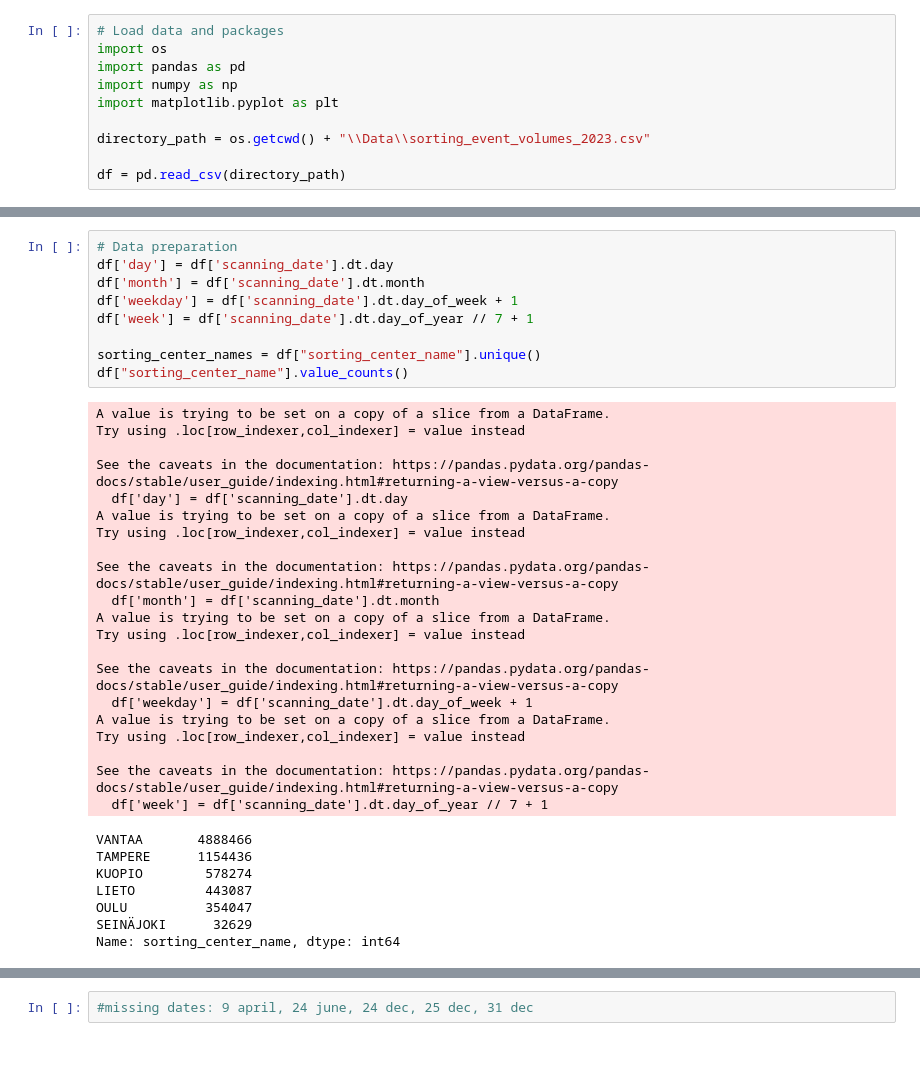
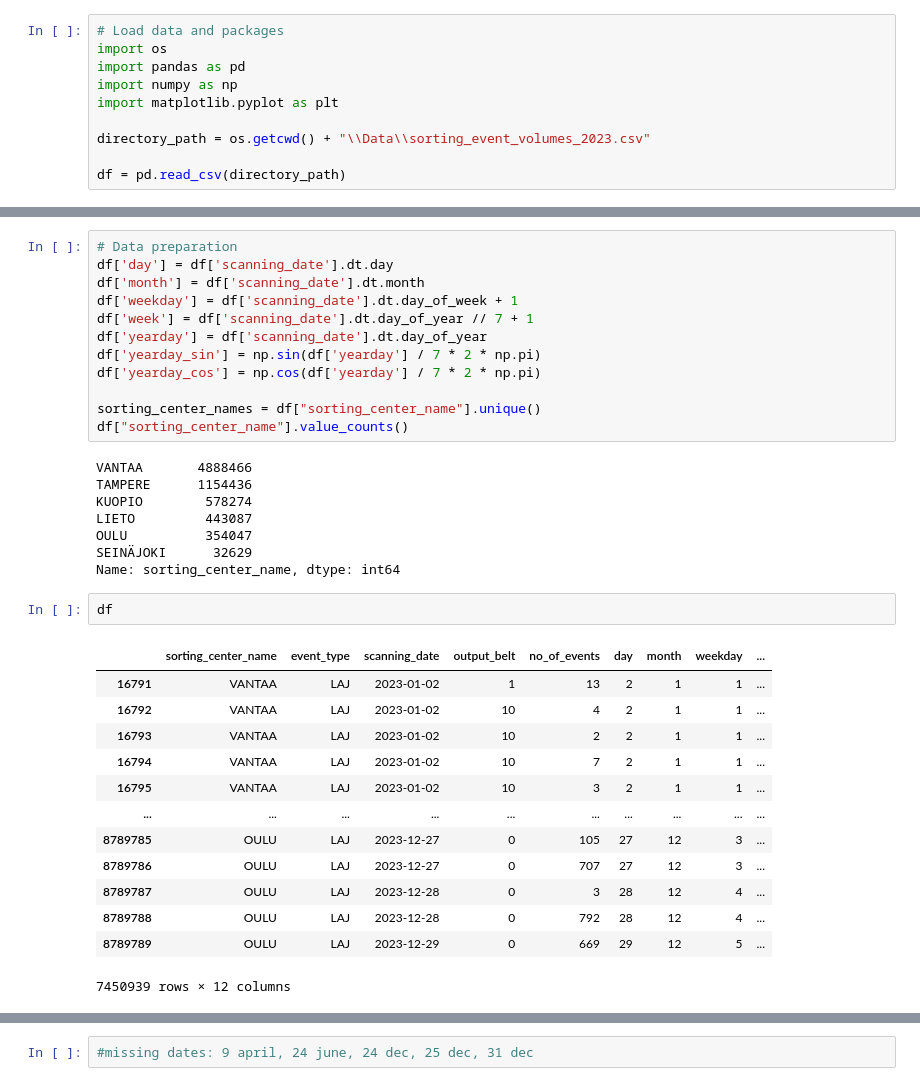
Before and after one commit to 504523tb/CIEM6302-Advanced-Data-Science-for-Traffic-and-Transportation-Engineering-PrimeVision-G1, a Jupyter notebook: notebook_temp_kristian.ipynb, the cells around one changed output, grey strips where cells are left out. Drawn from its saved outputs; the diff is of its cells as text; blank space fills up the shorter version.

```diff
--- a/notebook_temp_kristian.ipynb
+++ b/notebook_temp_kristian.ipynb
@@ -46,34 +28,33 @@ df['day'] = df['scanning_date'].dt.day
 df['month'] = df['scanning_date'].dt.month
 df['weekday'] = df['scanning_date'].dt.day_of_week + 1
 df['week'] = df['scanning_date'].dt.day_of_year // 7 + 1
+df['yearday'] = df['scanning_date'].dt.day_of_year
+df['yearday_sin'] = np.sin(df['yearday'] / 7 * 2 * np.pi)
+df['yearday_cos'] = np.cos(df['yearday'] / 7 * 2 * np.pi)
 
 sorting_center_names = df["sorting_center_name"].unique()
 df["sorting_center_name"].value_counts()
 # %% [output]
-A value is trying to be set on a copy of a slice from a DataFrame.
-Try using .loc[row_indexer,col_indexer] = value instead
-
-See the caveats in the documentation: https://pandas.pydata.org/pandas-docs/stable/user_guide/indexing.html#returning-a-view-versus-a-copy
-  df['day'] = df['scanning_date'].dt.day
-A value is trying to be set on a copy of a slice from a DataFrame.
-Try using .loc[row_indexer,col_indexer] = value instead
-
-See the caveats in the documentation: https://pandas.pydata.org/pandas-docs/stable/user_guide/indexing.html#returning-a-view-versus-a-copy
-  df['month'] = df['scanning_date'].dt.month
-A value is trying to be set on a copy of a slice from a DataFrame.
-Try using .loc[row_indexer,col_indexer] = value instead
-
-See the caveats in the documentation: https://pandas.pydata.org/pandas-docs/stable/user_guide/indexing.html#returning-a-view-versus-a-copy
-  df['weekday'] = df['scanning_date'].dt.day_of_week + 1
-A value is trying to be set on a copy of a slice from a DataFrame.
-Try using .loc[row_indexer,col_indexer] = value instead
-
-See the caveats in the documentation: https://pandas.pydata.org/pandas-docs/stable/user_guide/indexing.html#returning-a-view-versus-a-copy
-  df['week'] = df['scanning_date'].dt.day_of_year // 7 + 1
+VANTAA       4888466
+TAMPERE      1154436
+KUOPIO        578274
+LIETO         443087
+OULU          354047
+SEINÄJOKI      32629
+Name: sorting_center_name, dtype: int64
-VANTAA       4888466
-TAMPERE      1154436
-KUOPIO        578274
-LIETO         443087
-OULU          354047
-SEINÄJOKI      32629
-Name: sorting_center_name, dtype: int64
+# %%
+df
+# %% [output]
+|  | sorting_center_name | event_type | scanning_date | output_belt | no_of_events | day | month | weekday | ... |
+| 16791 | VANTAA | LAJ | 2023-01-02 | 1 | 13 | 2 | 1 | 1 | ... |
+| 16792 | VANTAA | LAJ | 2023-01-02 | 10 | 4 | 2 | 1 | 1 | ... |
+| 16793 | VANTAA | LAJ | 2023-01-02 | 10 | 2 | 2 | 1 | 1 | ... |
+| 16794 | VANTAA | LAJ | 2023-01-02 | 10 | 7 | 2 | 1 | 1 | ... |
+| 16795 | VANTAA | LAJ | 2023-01-02 | 10 | 3 | 2 | 1 | 1 | ... |
+| ... | ... | ... | ... | ... | ... | ... | ... | ... | ... |
+| 8789785 | OULU | LAJ | 2023-12-27 | 0 | 105 | 27 | 12 | 3 | ... |
+| 8789786 | OULU | LAJ | 2023-12-27 | 0 | 707 | 27 | 12 | 3 | ... |
+| 8789787 | OULU | LAJ | 2023-12-28 | 0 | 3 | 28 | 12 | 4 | ... |
+| 8789788 | OULU | LAJ | 2023-12-28 | 0 | 792 | 28 | 12 | 4 | ... |
+| 8789789 | OULU | LAJ | 2023-12-29 | 0 | 669 | 29 | 12 | 5 | ... |
+7450939 rows × 12 columns
```
Also changed, not shown: parts of 9 cells of this notebook, 1 other file.
